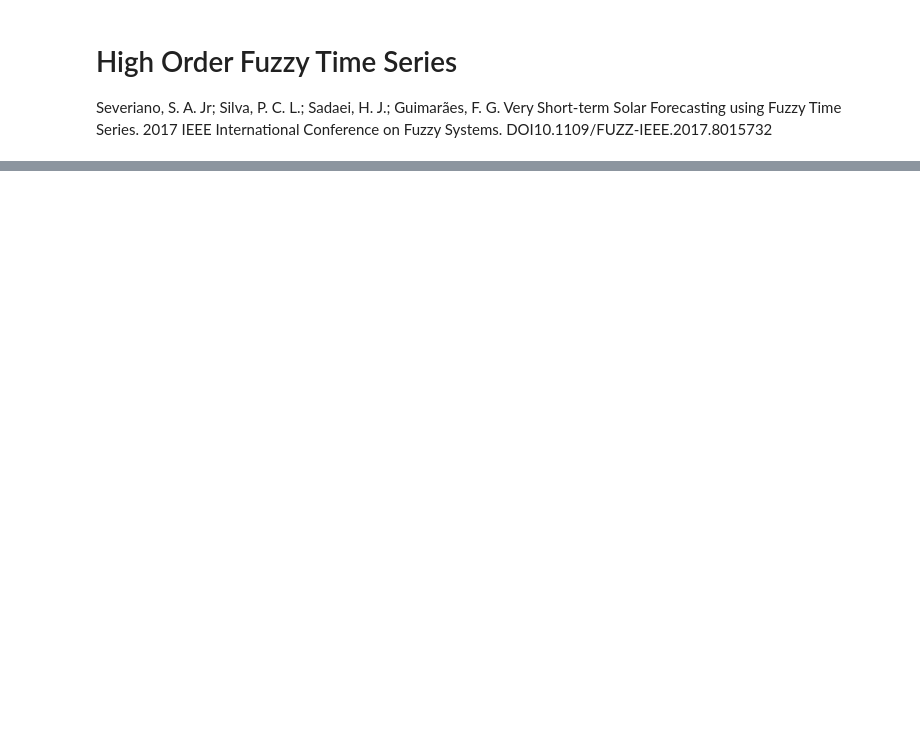
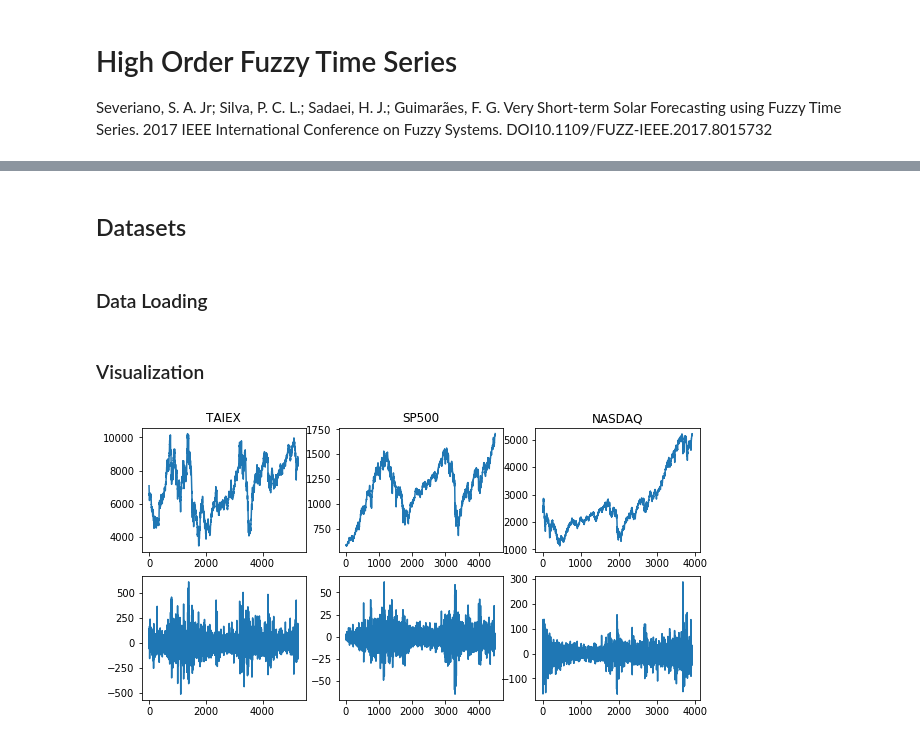
Before and after one commit to PYFTS/pyFTS, a Jupyter notebook: pyFTS/notebooks/Severiano et al - HighOrderFTS.ipynb, the cells around one changed output, grey strips where cells are left out. Cells and saved outputs as stored; diff of their text form; code cells hidden in the pictures; blank space fills up the shorter version.

```diff
--- a/pyFTS/notebooks/Severiano et al - HighOrderFTS.ipynb
+++ b/pyFTS/notebooks/Severiano et al - HighOrderFTS.ipynb
@@ -168,0 +41,34 @@ ra.plot_residuals(enrollments, [model1, model2])
+# %% [markdown]
+## Datasets
+# %% [markdown]
+### Data Loading
+# %%
+from pyFTS.data import TAIEX, NASDAQ, SP500
+
+dataset_names = ["TAIEX", "SP500","NASDAQ"]
+
+def get_dataset(name):
+    if dataset_name == "TAIEX":
+        return TAIEX.get_data()
+    elif dataset_name == "SP500":
+        return SP500.get_data()[11500:16000]
+    elif dataset_name == "NASDAQ":
+        return NASDAQ.get_data()
+
+
+train_split = 2000
+test_length = 200
+# %% [markdown]
+### Visualization
+# %%
+fig, ax = plt.subplots(nrows=2, ncols=3, figsize=[10,5])
+
+for count,dataset_name in enumerate(dataset_names):
+    dataset = get_dataset(dataset_name)
+    dataset_diff = tdiff.apply(dataset)
+
+    ax[0][count].plot(dataset)
+    ax[1][count].plot(dataset_diff)
+    ax[0][count].set_title(dataset_name)
+# %% [output]
+[figure, added]
```
Also changed, not shown: parts of 50 cells of this notebook, 8 other files.
